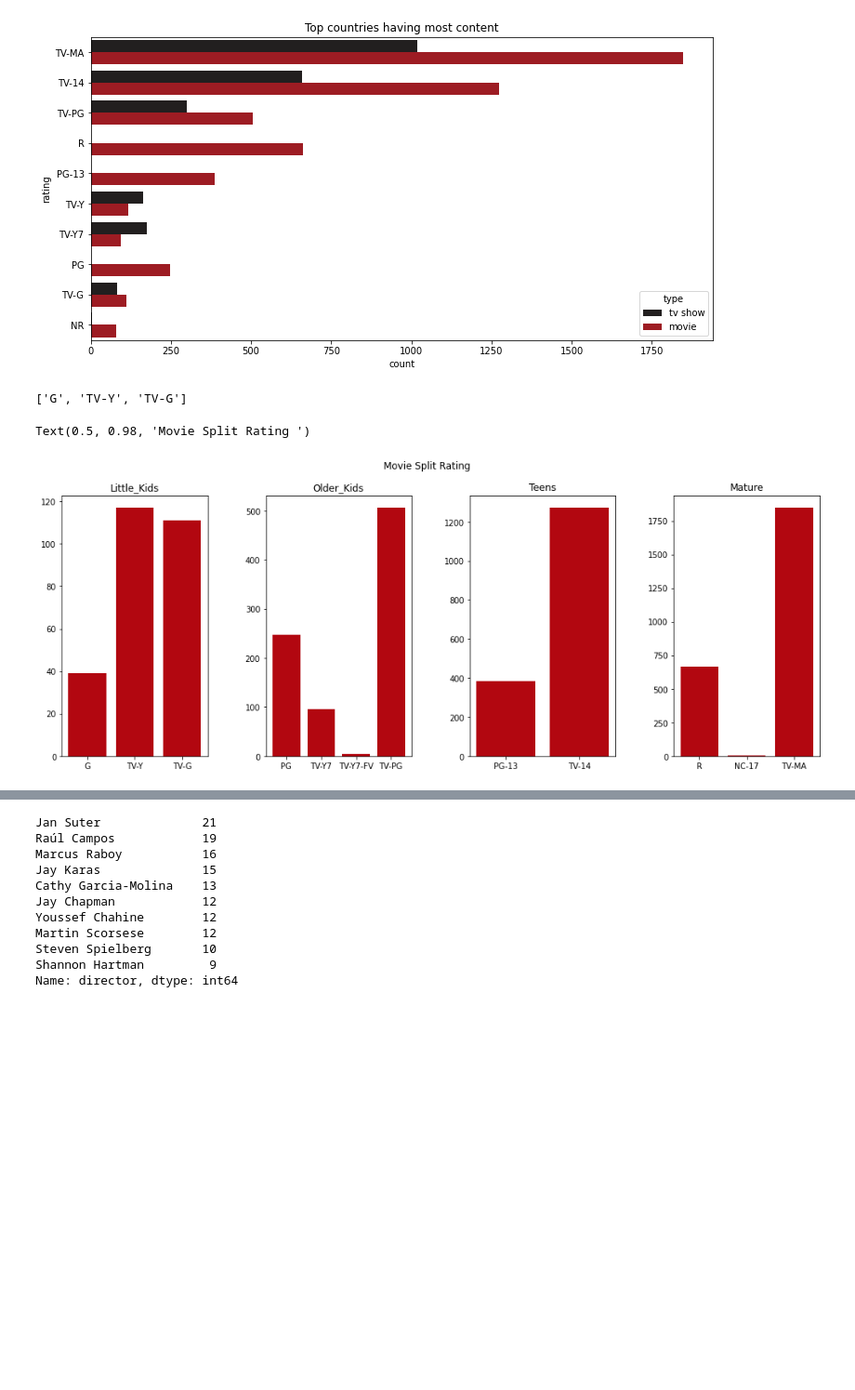
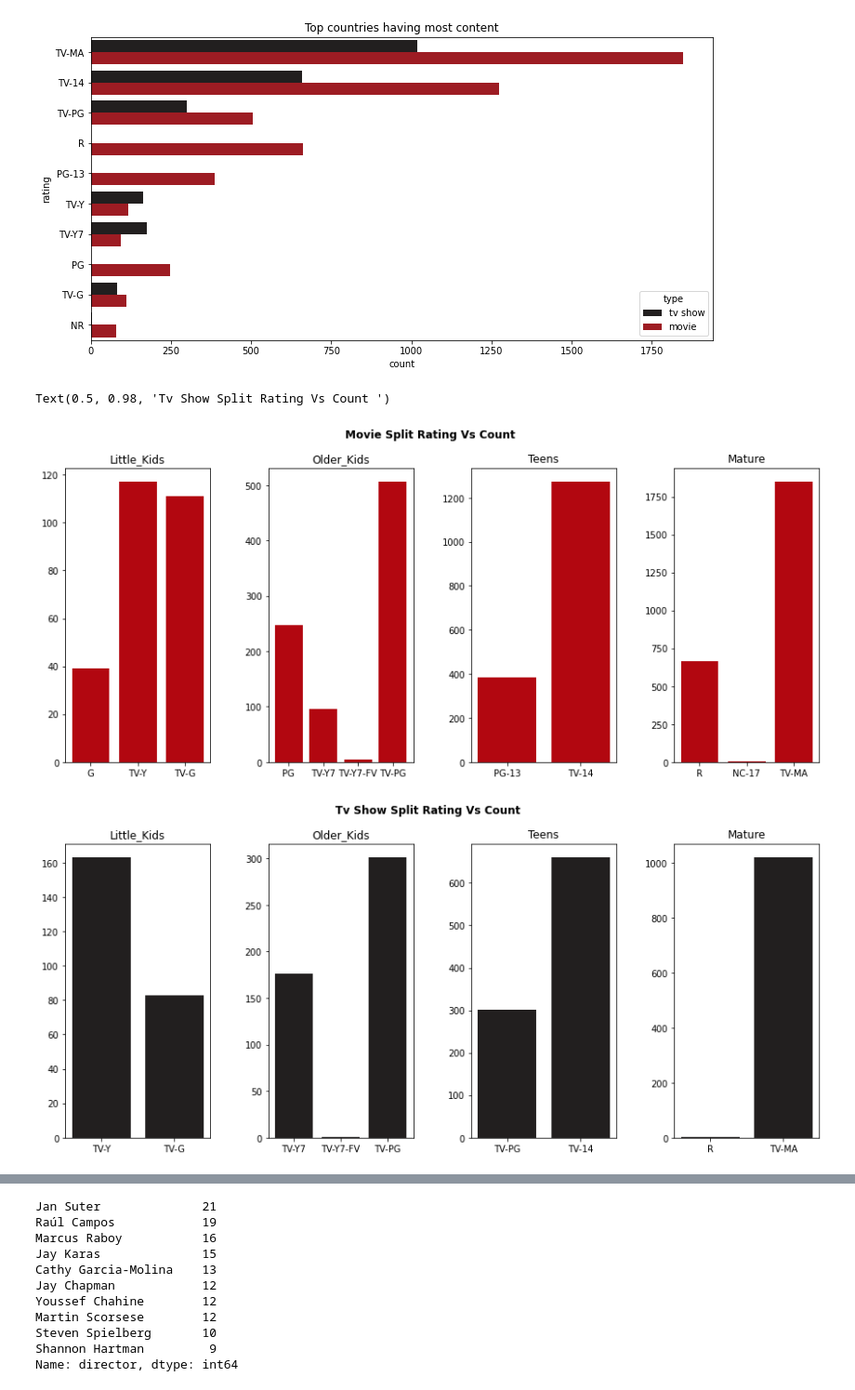
Before and after one commit to rubeshajith/NETFLIX-MOVIES-AND-TV-SHOWS-CLUSTERING, a Jupyter notebook: NETFLIX_MOVIES_AND_TV_SHOWS_CLUSTERING.ipynb, the cells around one changed output, grey strips where cells are left out. Shown at 93% size. Cells and saved outputs as stored; diff of their text form; code cells hidden in the pictures; blank space fills up the shorter version.

```diff
--- a/NETFLIX_MOVIES_AND_TV_SHOWS_CLUSTERING.ipynb
+++ b/NETFLIX_MOVIES_AND_TV_SHOWS_CLUSTERING.ipynb
@@ -437,11 +437,7 @@ plt.show()
 # %%
 '#221f1f','#b20710','#e50914','#f5f5f1'
 # %%
-lk = {'Little_Kids': ['G', 'TV-Y', 'TV-G'],
+movie_age_rate = {'Little_Kids': ['G', 'TV-Y', 'TV-G'],
 'Older_Kids':['PG', 'TV-Y7', 'TV-Y7-FV', 'TV-PG'],
 'Teens': ['PG-13', 'TV-14'],
 'Mature':['R', 'NC-17', 'TV-MA']}
-# %%
-lk['Little_Kids']
-# %% [output]
-['G', 'TV-Y', 'TV-G']
@@ -450,15 +444,34 @@ netflix_palette
+# %%
+tv_show_age_rate = {'Little_Kids': ['TV-Y', 'TV-G'],
+'Older_Kids':['TV-Y7', 'TV-Y7-FV', 'TV-PG'],
+'Teens': ['TV-PG','TV-14'],
+'Mature':['R', 'TV-MA']}
 # %%
 i=0
-plt.figure(figsize=(17,6))
-for ind, values in lk.items():
+plt.figure(figsize=(15,6))
+for ind, values in movie_age_rate.items():
   data = []
-  data = movie_df["rating"].value_counts()[lk[ind]]
+  data = movie_df["rating"].value_counts()[movie_age_rate[ind]]
   plt.subplot(1,4,i+1)
   plt.bar(data.index,data,color='#b20710')
   plt.title(ind)
   i=i+1
   plt.subplots_adjust(wspace=0.4)
-plt.suptitle("Movie Split Rating ")
+plt.suptitle("Movie Split Rating Vs Count",fontweight="bold")
+
+
+i=0
+plt.figure(figsize=(15,6))
+for ind, values in tv_show_age_rate.items():
+  data = []
+  data = tv_show_df["rating"].value_counts()[tv_show_age_rate[ind]]
+  plt.subplot(1,4,i+1)
+  plt.bar(data.index,data,color='#221f1f')
+  plt.title(ind)
+  i=i+1
+  plt.subplots_adjust(wspace=0.4)
+plt.suptitle("Tv Show Split Rating Vs Count ",fontweight="bold")
 # %% [output]
-Text(0.5, 0.98, 'Movie Split Rating ')
+Text(0.5, 0.98, 'Tv Show Split Rating Vs Count ')
-[figure, old version]
+[figure, new version]
+[figure, added]
```
Also changed, not shown: parts of 3 cells of this notebook.
